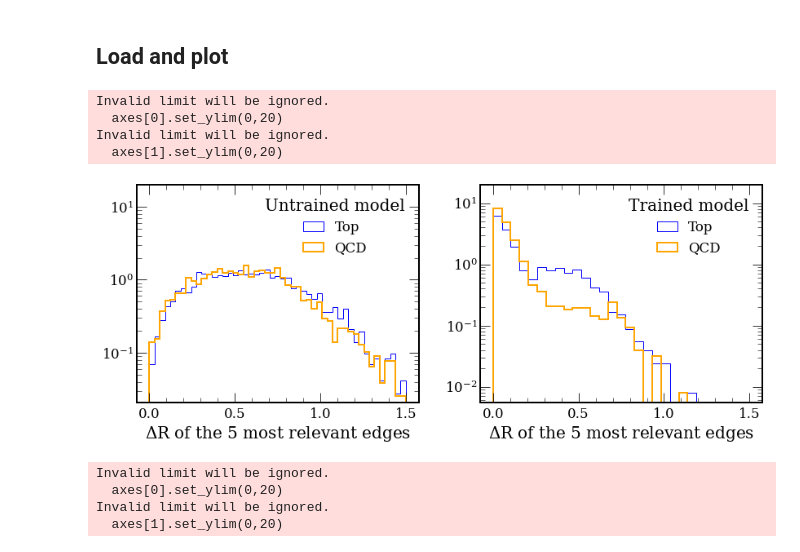
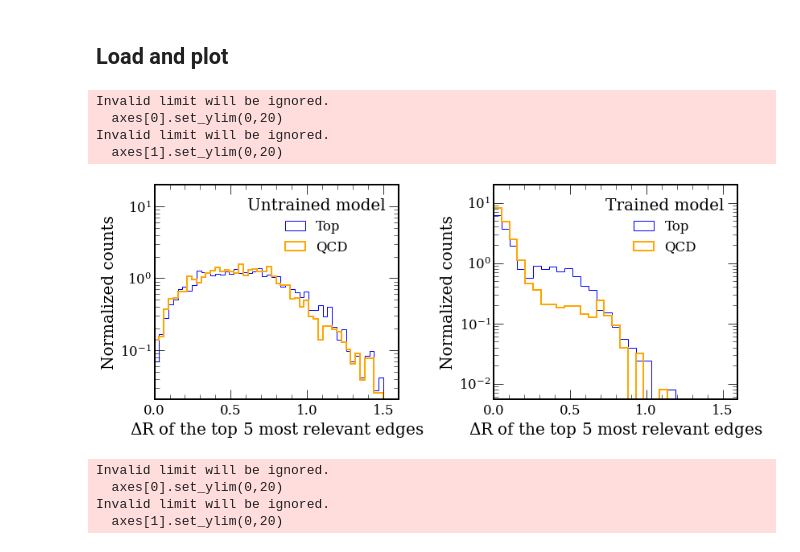
Before and after one commit to farakiko/xai4hep, a Jupyter notebook: binder/particlenet.ipynb, the cells around one changed output. Cells and saved outputs as stored; diff of their text form; code cells hidden in the pictures.

```diff
--- a/binder/particlenet.ipynb
+++ b/binder/particlenet.ipynb
@@ -335,37 +335,42 @@ with open('paper/Mij_qcd_untrained.pkl', 'rb') as f:
 from matplotlib.font_manager import FontProperties
 
 font = FontProperties()
 # font.set_family('serif')
 font.set_name('Times New Roman')
-# plt.rcParams.update({'font.family':'sans-serif'})
 plt.rcParams.update({'font.family':'serif'})
 
 # make the plot
 fig, axes = plt.subplots(ncols=2, figsize=(12,5))
 axes[0].hist(dr_top_untrained, bins=np.linspace(0, 1.5, 50), label='Top', color="Blue", histtype='step', linewidth=1, density=True)
 axes[0].hist(dr_qcd_untrained, bins=np.linspace(0, 1.5, 50), label='QCD', color="Orange", histtype='step', linewidth=2, density=True)
 axes[0].legend(title='Untrained model')
 axes[0].set_yscale('log')
 axes[0].set_ylim(0,20)
-axes[0].set_xlabel('$\Delta$R of the 5 most relevant edges')
+axes[0].set_xlim(0,1.6)
+axes[0].set_xticks([0,0.5,1,1.5])
+axes[0].set_xlabel('$\Delta$R of the top 5 most relevant edges')
+axes[0].set_ylabel('Normalized counts')
 
 axes[1].hist(dr_top_trained, bins=np.linspace(0, 1.5, 30), label='Top', color="Blue",histtype='step', linewidth=1, density=True)
 axes[1].hist(dr_qcd_trained, bins=np.linspace(0, 1.5, 30), label='QCD', color="Orange",   histtype='step', linewidth=2, density=True)
 axes[1].legend(title='Trained model')
 axes[1].set_yscale('log')
 axes[1].set_ylim(0,20)
+axes[1].set_xlim(0,1.6)
+axes[1].set_xticks([0,0.5,1,1.5])
+axes[1].set_xlabel('$\Delta$R of the top 5 most relevant edges')
+axes[1].set_ylabel('Normalized counts')
 
-axes[1].set_xlabel('$\Delta$R of the 5 most relevant edges')
 fig.tight_layout()
 
 plt.savefig('paper/deltaR.pdf')
 plt.show()
 # %% [output]
 Invalid limit will be ignored.
   axes[0].set_ylim(0,20)
 Invalid limit will be ignored.
   axes[1].set_ylim(0,20)
-[figure, old version]
+[figure, new version]
 # %%
 from matplotlib.font_manager import FontProperties
 
```
Also changed, not shown: 1 other file.
